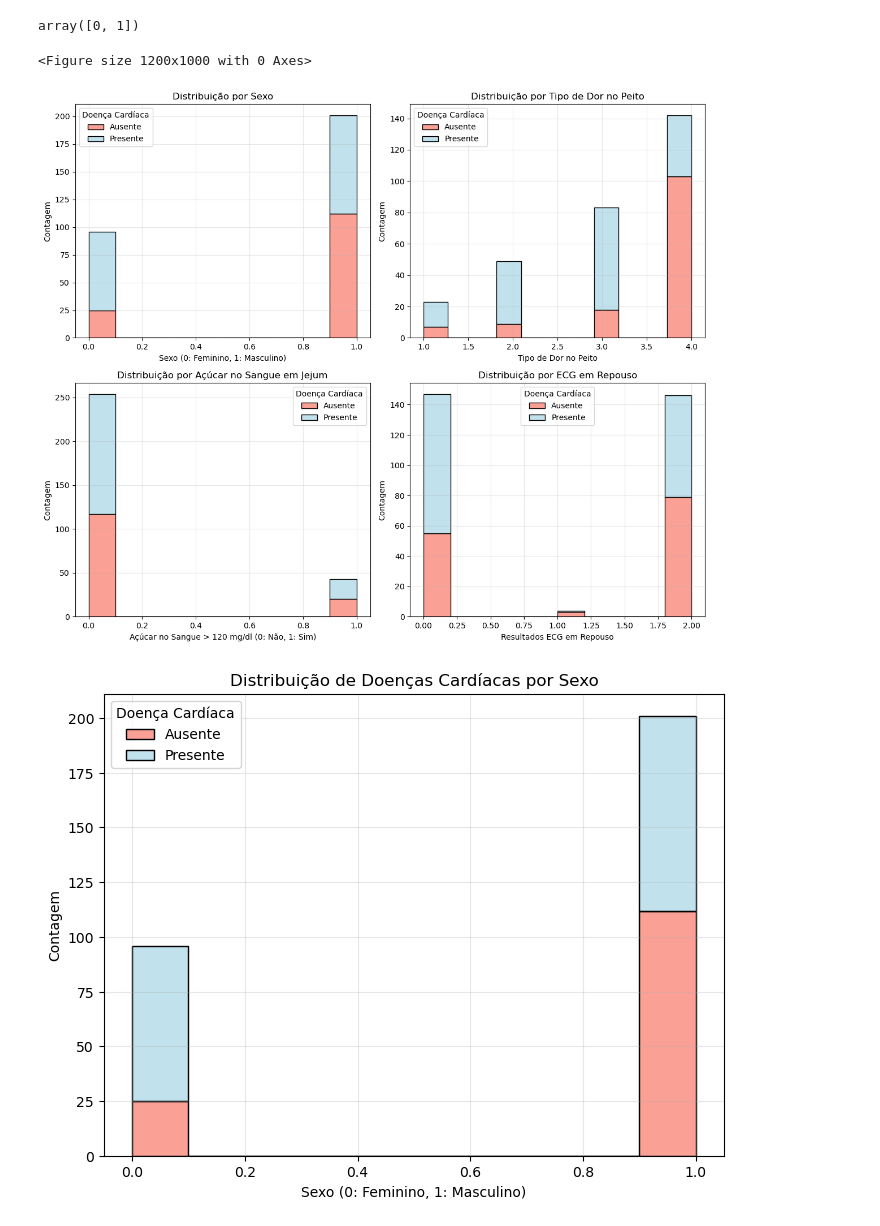
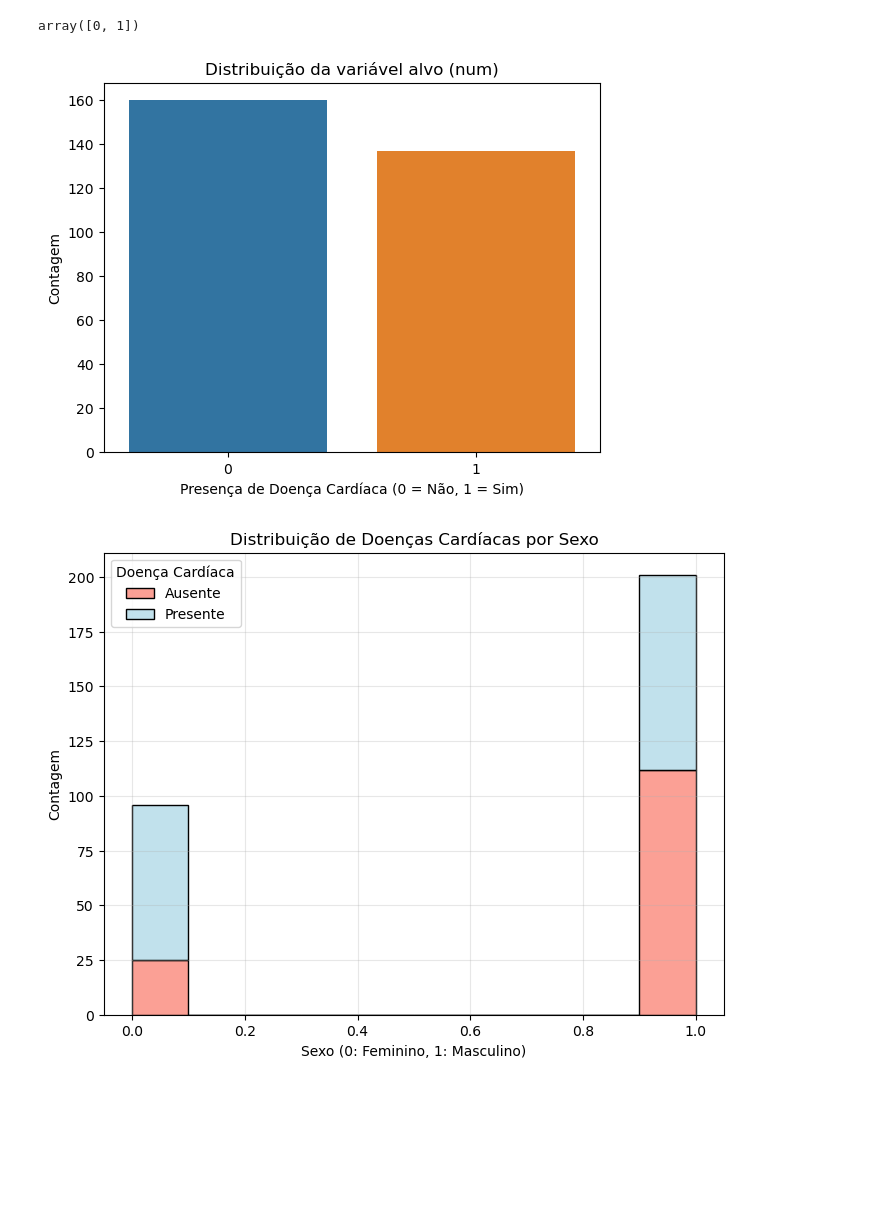
Before and after one commit to lbarbosacipriani/final-PCS5787, a Jupyter notebook: code/eda_preliminar_hear.ipynb, the cells around one changed output. Drawn from its saved outputs; the diff is of its cells as text; code cells hidden in the pictures; blank space fills up the shorter version.

```diff
--- a/code/eda_preliminar_hear.ipynb
+++ b/code/eda_preliminar_hear.ipynb
@@ -105,9 +107,13 @@ df['num'].unique()
 # %% [output]
 array([0, 1])
 # %%
+sns.countplot(x='num', data=df)
+plt.title('Distribuição da variável alvo (num)')
+plt.xlabel('Presença de Doença Cardíaca (0 = Não, 1 = Sim)')
+plt.ylabel('Contagem')
+plt.show()
 # %% [output]
-<Figure size 1200x1000 with 0 Axes>
-[figure, old version]
+[figure, new version]
 # %%
 plt.figure(figsize=(8, 6))
 sns.histplot(data=df, x='sex', hue='num', multiple="stack", palette=['lightblue', 'salmon'])
```
Also changed, not shown: parts of 15 cells of this notebook, 8 other files.
